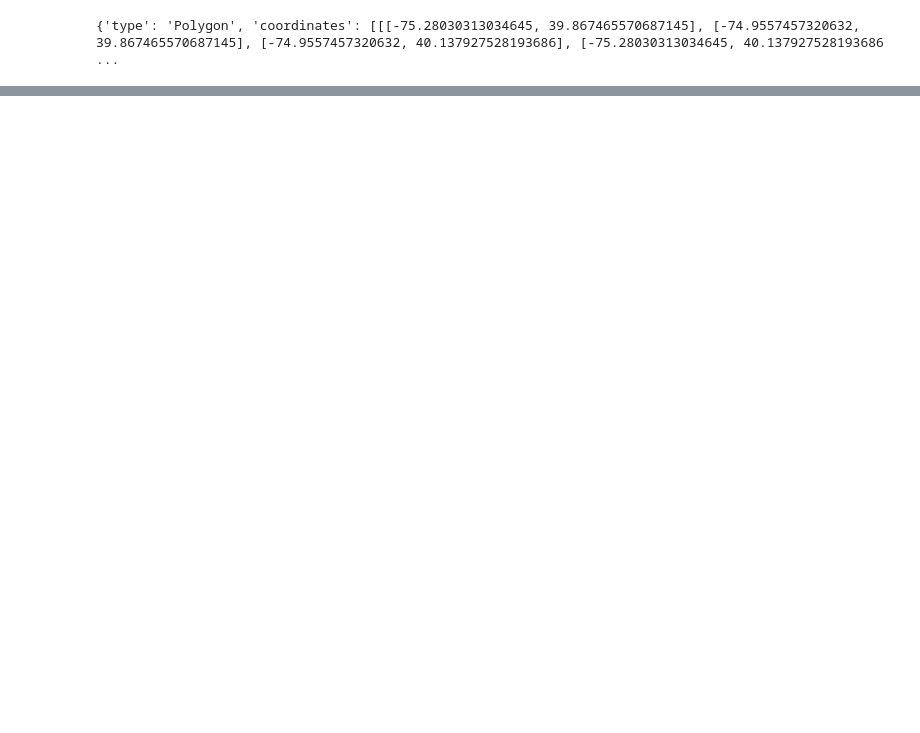
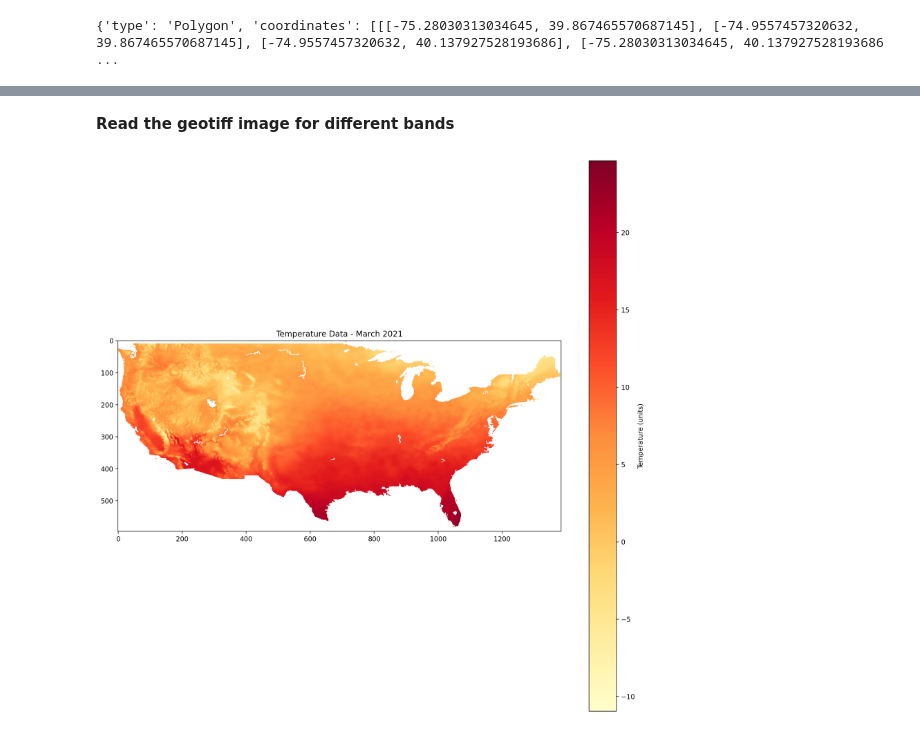
Before and after one commit to tug37130/green-equity-calculator, a Jupyter notebook: data/Heat_Map_Raster_Extraction.ipynb, the cells around one changed output, grey strips where cells are left out. Saved outputs shown, nothing was run; the diff lists cells and outputs as text; code cells hidden in the pictures; blank space fills up the shorter version.

```diff
--- a/data/Heat_Map_Raster_Extraction.ipynb
+++ b/data/Heat_Map_Raster_Extraction.ipynb
@@ -90,0 +109,19 @@ https://nclimgridwesteurope.blob.core.windows.net/nclimgrid-cogs/nclimgrid-month
+# %% [markdown]
+**Read the geotiff image for different bands**
+# %%
+import numpy as np
+from matplotlib import pyplot as plt
+
+nclim_file = 'climate-monthly/nclimgrid-202103.tif'
+nclim_dataset = rio.open(nclim_file)
+# Read the temperature data (assuming it's a single-band raster)
+temperature_data = nclim_dataset.read(1, masked=True)
+
+# Plot the temperature data
+plt.figure(figsize=(15, 15), dpi=200)
+plt.imshow(temperature_data, cmap='YlOrRd')  # You can choose a different colormap if needed
+plt.colorbar(label='Temperature (units)')  # Add a colorbar for reference
+plt.title('Temperature Data - March 2021')  # Add a title if desired
+plt.show()
+# %% [output]
+[figure, added]
```
Also changed, not shown: parts of 10 cells of this notebook, 6 other files.
